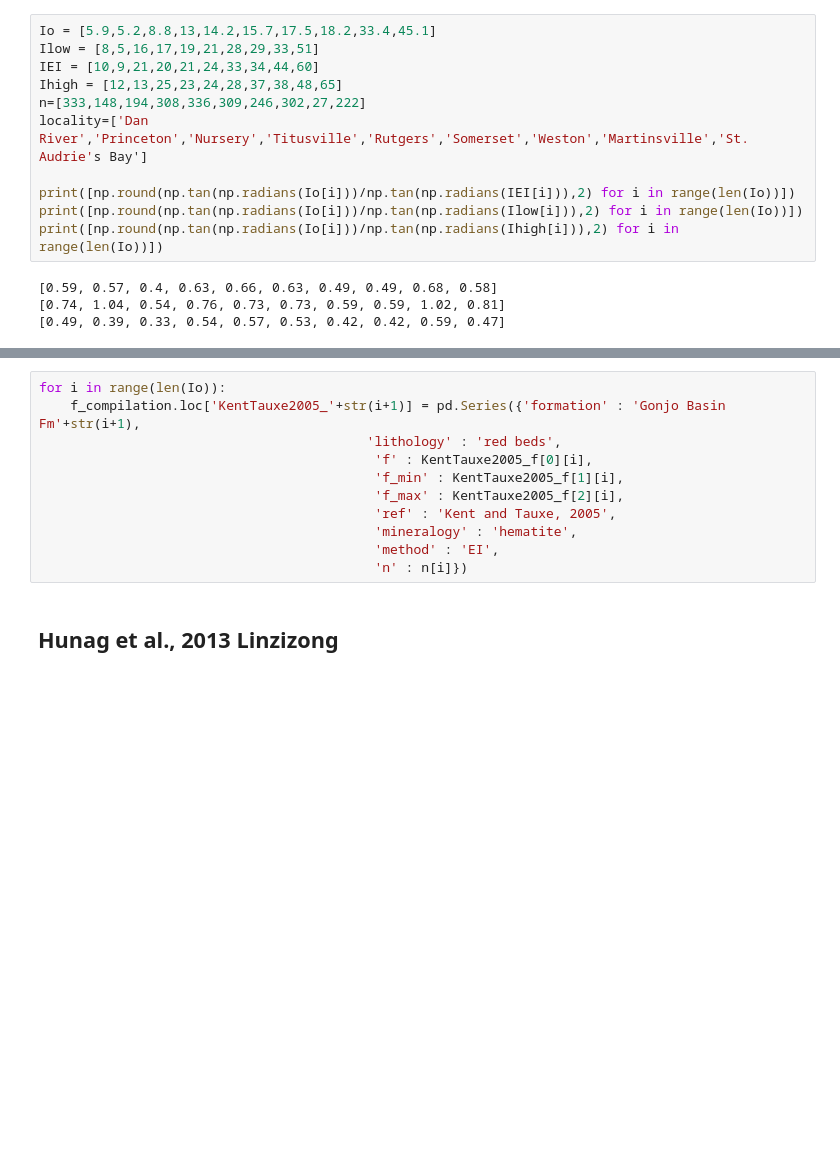
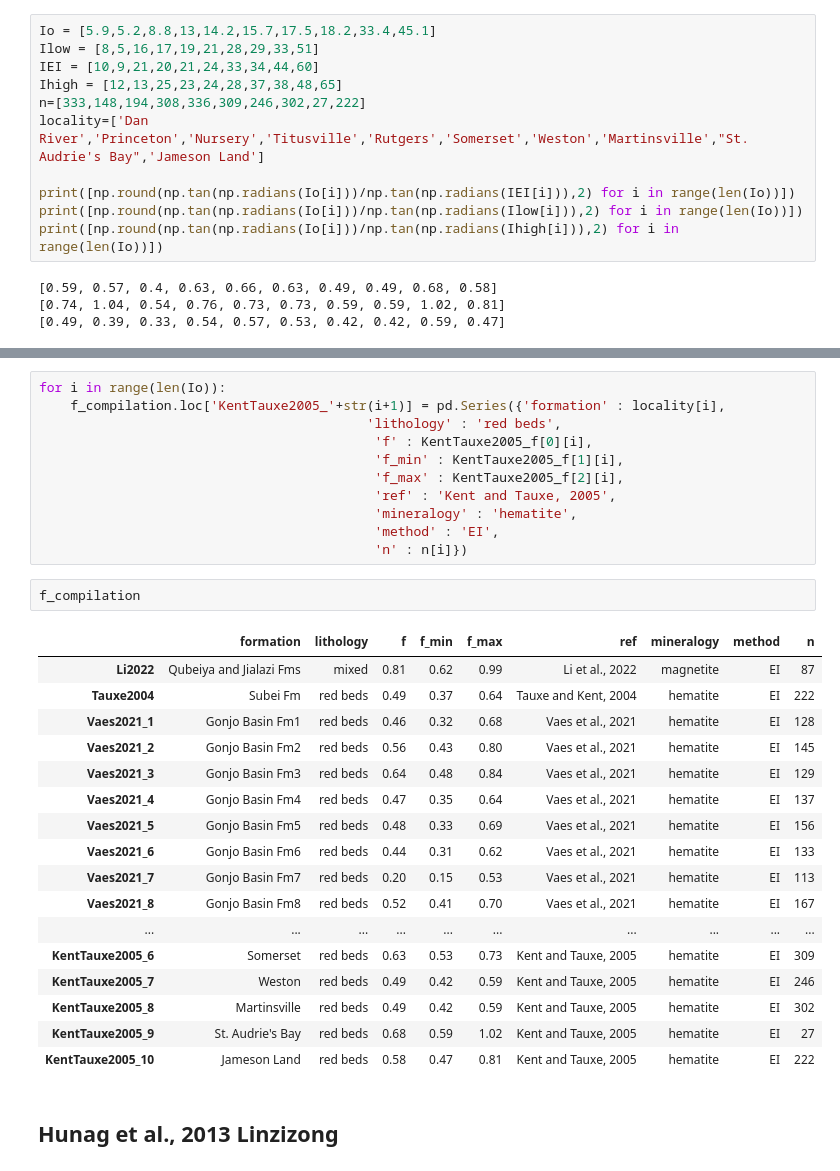
Before and after one commit to Swanson-Hysell-Group/Inclination_Shallowing, a Jupyter notebook: code/Notebooks/Inc_shallowing_compilation.ipynb, the cells around one changed output, grey strips where cells are left out. Saved outputs shown, nothing was run; the diff lists cells and outputs as text; blank space fills up the shorter version.

```diff
--- a/code/Notebooks/Inc_shallowing_compilation.ipynb
+++ b/code/Notebooks/Inc_shallowing_compilation.ipynb
@@ -243,7 +243,7 @@ Ilow = [8,5,16,17,19,21,28,29,33,51]
 IEI = [10,9,21,20,21,24,33,34,44,60]
 Ihigh = [12,13,25,23,24,28,37,38,48,65]
 n=[333,148,194,308,336,309,246,302,27,222]
-locality=['Dan River','Princeton','Nursery','Titusville','Rutgers','Somerset','Weston','Martinsville','St. Audrie's Bay']
+locality=['Dan River','Princeton','Nursery','Titusville','Rutgers','Somerset','Weston','Martinsville',"St. Audrie's Bay",'Jameson Land']
 
 print([np.round(np.tan(np.radians(Io[i]))/np.tan(np.radians(IEI[i])),2) for i in range(len(Io))])
 print([np.round(np.tan(np.radians(Io[i]))/np.tan(np.radians(Ilow[i])),2) for i in range(len(Io))])
@@ -257,6 +259,6 @@ KentTauxe2005_f = f_calc(Io,Ilow,IEI,Ihigh)
 # %%
 for i in range(len(Io)):
-    f_compilation.loc['KentTauxe2005_'+str(i+1)] = pd.Series({'formation' : 'Gonjo Basin Fm'+str(i+1),
+    f_compilation.loc['KentTauxe2005_'+str(i+1)] = pd.Series({'formation' : locality[i],
                                           'lithology' : 'red beds',
                                            'f' : KentTauxe2005_f[0][i],
                                            'f_min' : KentTauxe2005_f[1][i],
@@ -265,6 +267,26 @@ for i in range(len(Io)):
                                            'mineralogy' : 'hematite',
                                            'method' : 'EI',
                                            'n' : n[i]})
+# %%
+f_compilation
+# %% [output]
+|  | formation | lithology | f | f_min | f_max | ref | mineralogy | method | n |
+| Li2022 | Qubeiya and Jialazi Fms | mixed | 0.81 | 0.62 | 0.99 | Li et al., 2022 | magnetite | EI | 87 |
+| Tauxe2004 | Subei Fm | red beds | 0.49 | 0.37 | 0.64 | Tauxe and Kent, 2004 | hematite | EI | 222 |
+| Vaes2021_1 | Gonjo Basin Fm1 | red beds | 0.46 | 0.32 | 0.68 | Vaes et al., 2021 | hematite | EI | 128 |
+| Vaes2021_2 | Gonjo Basin Fm2 | red beds | 0.56 | 0.43 | 0.80 | Vaes et al., 2021 | hematite | EI | 145 |
+| Vaes2021_3 | Gonjo Basin Fm3 | red beds | 0.64 | 0.48 | 0.84 | Vaes et al., 2021 | hematite | EI | 129 |
+| Vaes2021_4 | Gonjo Basin Fm4 | red beds | 0.47 | 0.35 | 0.64 | Vaes et al., 2021 | hematite | EI | 137 |
+| Vaes2021_5 | Gonjo Basin Fm5 | red beds | 0.48 | 0.33 | 0.69 | Vaes et al., 2021 | hematite | EI | 156 |
+| Vaes2021_6 | Gonjo Basin Fm6 | red beds | 0.44 | 0.31 | 0.62 | Vaes et al., 2021 | hematite | EI | 133 |
+| Vaes2021_7 | Gonjo Basin Fm7 | red beds | 0.20 | 0.15 | 0.53 | Vaes et al., 2021 | hematite | EI | 113 |
+| Vaes2021_8 | Gonjo Basin Fm8 | red beds | 0.52 | 0.41 | 0.70 | Vaes et al., 2021 | hematite | EI | 167 |
+| ... | ... | ... | ... | ... | ... | ... | ... | ... | ... |
+| KentTauxe2005_6 | Somerset | red beds | 0.63 | 0.53 | 0.73 | Kent and Tauxe, 2005 | hematite | EI | 309 |
+| KentTauxe2005_7 | Weston | red beds | 0.49 | 0.42 | 0.59 | Kent and Tauxe, 2005 | hematite | EI | 246 |
+| KentTauxe2005_8 | Martinsville | red beds | 0.49 | 0.42 | 0.59 | Kent and Tauxe, 2005 | hematite | EI | 302 |
+| KentTauxe2005_9 | St. Audrie's Bay | red beds | 0.68 | 0.59 | 1.02 | Kent and Tauxe, 2005 | hematite | EI | 27 |
+| KentTauxe2005_10 | Jameson Land | red beds | 0.58 | 0.47 | 0.81 | Kent and Tauxe, 2005 | hematite | EI | 222 |
 # %% [markdown]
 ## Hunag et al., 2013 Linzizong
 # %%
```
Also changed, not shown: parts of 1 cell of this notebook.
